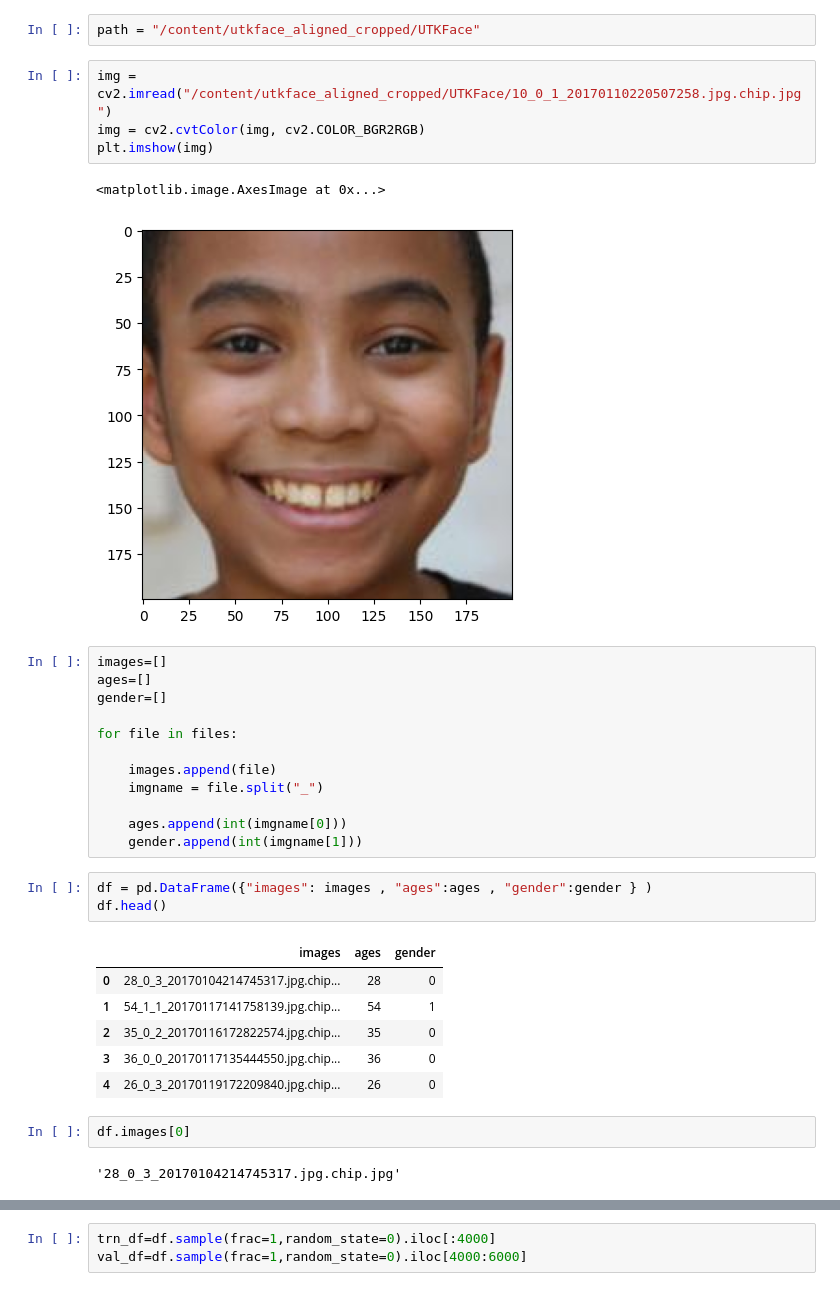
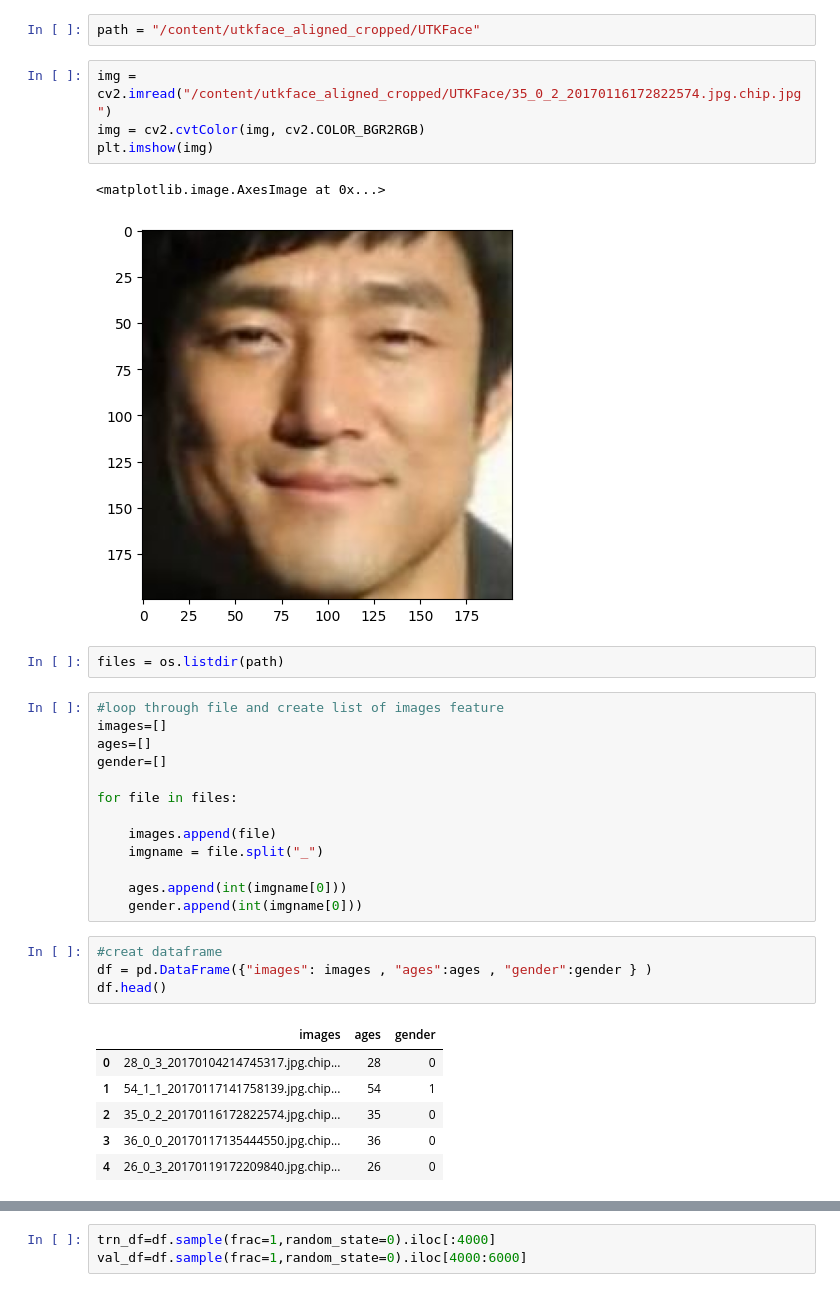
Before and after one commit to Milad0310/age-and-gender-prediction, a Jupyter notebook: Age_and_gender_prediction.ipynb, the cells around one changed output, grey strips where cells are left out. Drawn from its saved outputs; the diff is of its cells as text.

```diff
--- a/Age_and_gender_prediction.ipynb
+++ b/Age_and_gender_prediction.ipynb
@@ -73,13 +55,16 @@ Streaming output truncated to the last 5000 lines.
 # %%
 path = "/content/utkface_aligned_cropped/UTKFace"
 # %%
-img = cv2.imread("/content/utkface_aligned_cropped/UTKFace/10_0_1_20170110220507258.jpg.chip.jpg")
+img = cv2.imread("/content/utkface_aligned_cropped/UTKFace/35_0_2_20170116172822574.jpg.chip.jpg")
 img = cv2.cvtColor(img, cv2.COLOR_BGR2RGB)
 plt.imshow(img)
 # %% [output]
 <matplotlib.image.AxesImage at 0x...>
-[figure, old version]
+[figure, new version]
+# %%
+files = os.listdir(path)
 # %%
+#loop through file and create list of images feature
 images=[]
 ages=[]
 gender=[]
@@ -90,8 +75,9 @@ for file in files:
     imgname = file.split("_")
 
     ages.append(int(imgname[0]))
-    gender.append(int(imgname[1]))
+    gender.append(int(imgname[0]))
 # %%
+#creat dataframe
 df = pd.DataFrame({"images": images , "ages":ages , "gender":gender } )
 df.head()
 # %% [output]
@@ -101,10 +87,6 @@ df.head()
 | 2 | 35_0_2_20170116172822574.jpg.chip... | 35 | 0 |
 | 3 | 36_0_0_20170117135444550.jpg.chip... | 36 | 0 |
 | 4 | 26_0_3_20170119172209840.jpg.chip... | 26 | 0 |
-# %%
-df.images[0]
-# %% [output]
-'28_0_3_20170104214745317.jpg.chip.jpg'
 # %%
 
 from torch.utils.data import Dataset, DataLoader
```
Also changed, not shown: parts of 9 cells of this notebook.
